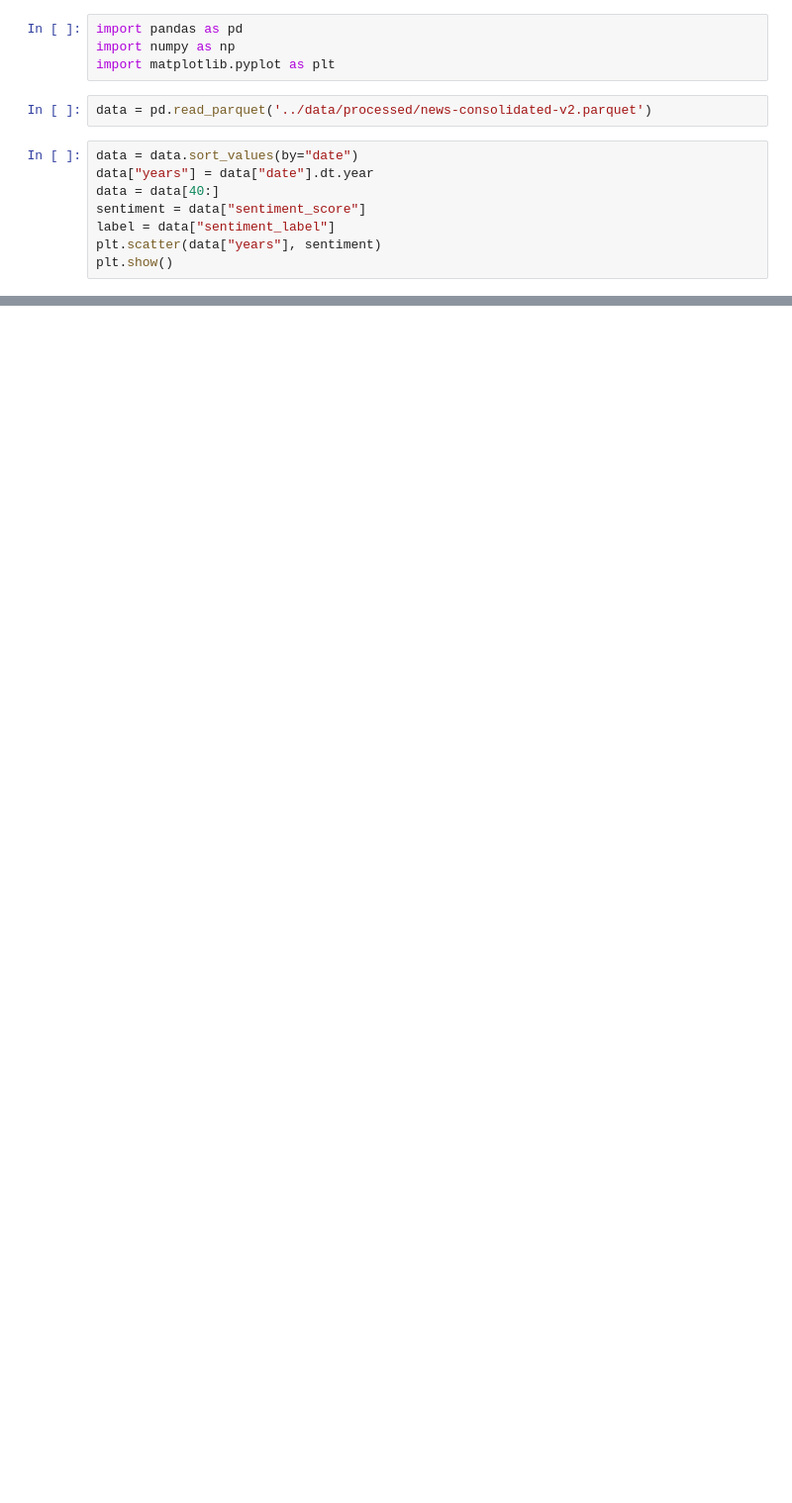
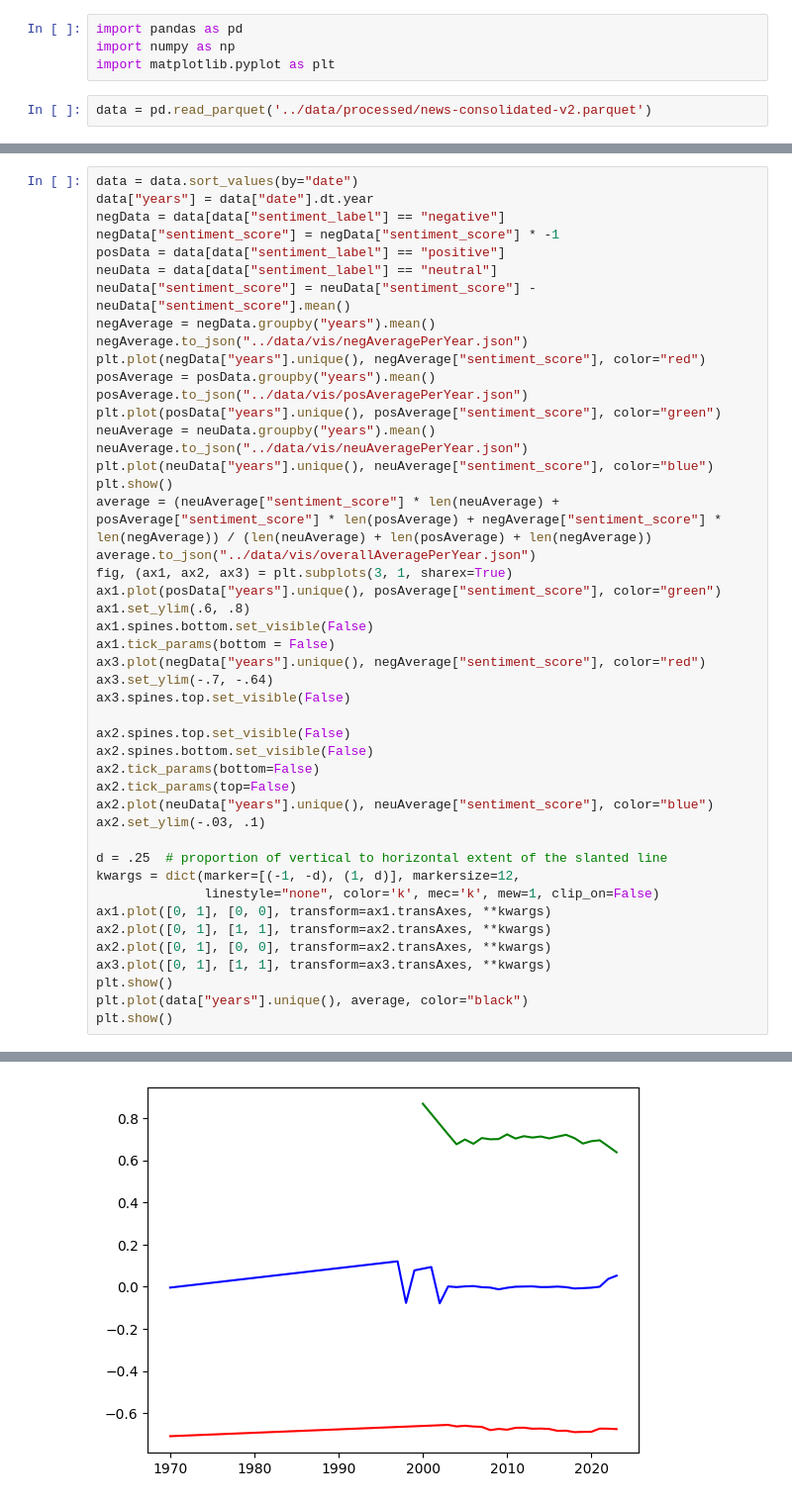
Before and after one commit to cLLiMate/cLLiMate, a Jupyter notebook: notebooks/rs-010-semantic.ipynb, the cells around one changed output, grey strips where cells are left out. Shown at 99% size. Cells and saved outputs as stored; diff of their text form; blank space fills up the shorter version.

Commit message:
visualizations

```diff
--- a/notebooks/rs-010-semantic.ipynb
+++ b/notebooks/rs-010-semantic.ipynb
@@ -4,11 +4,3 @@ import numpy as np
 import matplotlib.pyplot as plt
 # %%
 data = pd.read_parquet('../data/processed/news-consolidated-v2.parquet')
-# %%
-data = data.sort_values(by="date")
-data["years"] = data["date"].dt.year
-data = data[40:]
-sentiment = data["sentiment_score"]
-label = data["sentiment_label"]
-plt.scatter(data["years"], sentiment)
-plt.show()
@@ -16,0 +7,47 @@ plt.show()
+# %%
+data = data.sort_values(by="date")
+data["years"] = data["date"].dt.year
+negData = data[data["sentiment_label"] == "negative"]
+negData["sentiment_score"] = negData["sentiment_score"] * -1
+posData = data[data["sentiment_label"] == "positive"]
+neuData = data[data["sentiment_label"] == "neutral"]
+neuData["sentiment_score"] = neuData["sentiment_score"] - neuData["sentiment_score"].mean()
+negAverage = negData.groupby("years").mean()
+negAverage.to_json("../data/vis/negAveragePerYear.json")
+plt.plot(negData["years"].unique(), negAverage["sentiment_score"], color="red")
+posAverage = posData.groupby("years").mean()
+posAverage.to_json("../data/vis/posAveragePerYear.json")
+plt.plot(posData["years"].unique(), posAverage["sentiment_score"], color="green")
+neuAverage = neuData.groupby("years").mean()
+neuAverage.to_json("../data/vis/neuAveragePerYear.json")
+plt.plot(neuData["years"].unique(), neuAverage["sentiment_score"], color="blue")
+plt.show()
+average = (neuAverage["sentiment_score"] * len(neuAverage) + posAverage["sentiment_score"] * len(posAverage) + negAverage["sentiment_score"] * len(negAverage)) / (len(neuAverage) + len(posAverage) + len(negAverage))
+average.to_json("../data/vis/overallAveragePerYear.json")
+fig, (ax1, ax2, ax3) = plt.subplots(3, 1, sharex=True)
+ax1.plot(posData["years"].unique(), posAverage["sentiment_score"], color="green")
+ax1.set_ylim(.6, .8)
+ax1.spines.bottom.set_visible(False)
+ax1.tick_params(bottom = False)
+ax3.plot(negData["years"].unique(), negAverage["sentiment_score"], color="red")
+ax3.set_ylim(-.7, -.64)
+ax3.spines.top.set_visible(False)
+
+ax2.spines.top.set_visible(False)
+ax2.spines.bottom.set_visible(False)
+ax2.tick_params(bottom=False)
+ax2.tick_params(top=False)
+ax2.plot(neuData["years"].unique(), neuAverage["sentiment_score"], color="blue")
+ax2.set_ylim(-.03, .1)
+
+d = .25  # proportion of vertical to horizontal extent of the slanted line
+kwargs = dict(marker=[(-1, -d), (1, d)], markersize=12,
+              linestyle="none", color='k', mec='k', mew=1, clip_on=False)
+ax1.plot([0, 1], [0, 0], transform=ax1.transAxes, **kwargs)
+ax2.plot([0, 1], [1, 1], transform=ax2.transAxes, **kwargs)
+ax2.plot([0, 1], [0, 0], transform=ax2.transAxes, **kwargs)
+ax3.plot([0, 1], [1, 1], transform=ax3.transAxes, **kwargs)
+plt.show()
+plt.plot(data["years"].unique(), average, color="black")
+plt.show()
+# %% [output]
@@ -16,0 +64 @@ plt.show()
+[figure, added]
```
Also changed, not shown: parts of 5 cells of this notebook, 1 other file.
